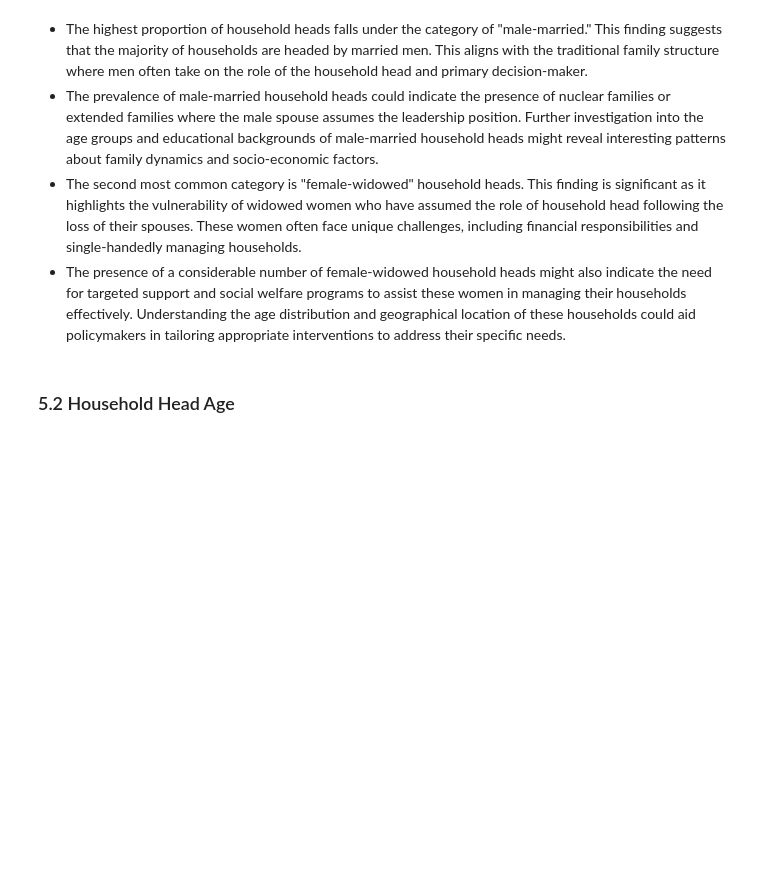
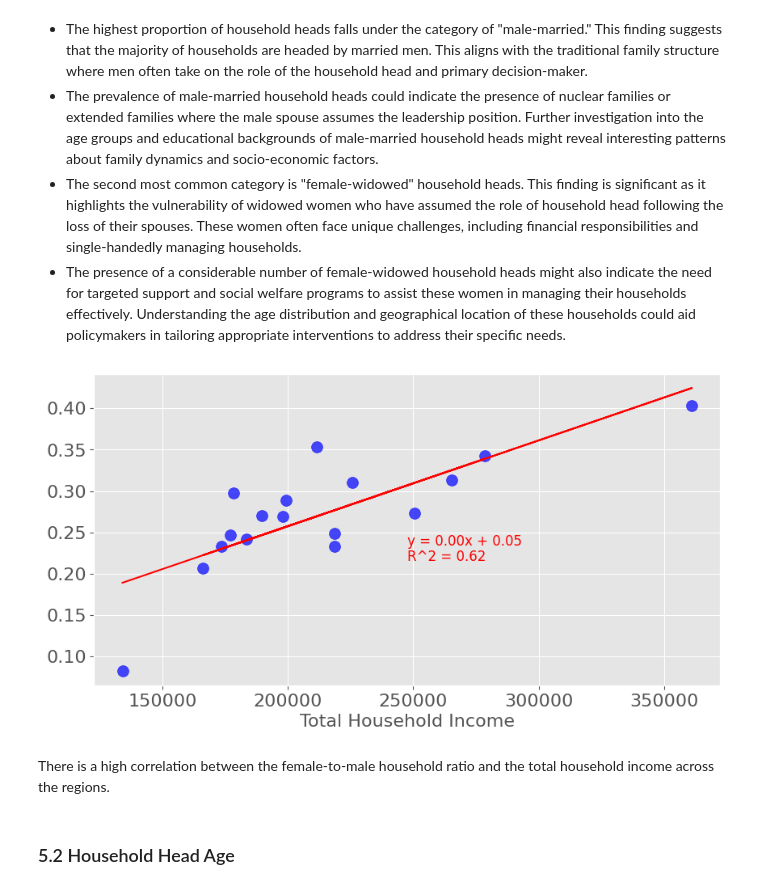
Before and after one commit to kiaraesguerra/filipino-income-expenditure, a Jupyter notebook: Filipino Family Income and Expenditures.ipynb, the cells around one changed output. Cells and saved outputs as stored; diff of their text form; code cells hidden in the pictures; blank space fills up the shorter version.

Commit message:
Remove unused code, add description for figures

```diff
--- a/Filipino Family Income and Expenditures.ipynb
+++ b/Filipino Family Income and Expenditures.ipynb
@@ -389,6 +385,15 @@ plt.show()
 * The prevalence of male-married household heads could indicate the presence of nuclear families or extended families where the male spouse assumes the leadership position. Further investigation into the age groups and educational backgrounds of male-married household heads might reveal interesting patterns about family dynamics and socio-economic factors.
 * The second most common category is "female-widowed" household heads. This finding is significant as it highlights the vulnerability of widowed women who have assumed the role of household head following the loss of their spouses. These women often face unique challenges, including financial responsibilities and single-handedly managing households.
 * The presence of a considerable number of female-widowed household heads might also indicate the need for targeted support and social welfare programs to assist these women in managing their households effectively. Understanding the age distribution and geographical location of these households could aid policymakers in tailoring appropriate interventions to address their specific needs.
+# %%
+from utils.scatter_utils import regional_scatter_plot, basic_scatter_plot
+ratio_df = data.groupby("Region")["Household Head Sex"].value_counts(normalize=True).unstack()
+ratio_df["Female to Male Ratio"] = ratio_df["Female"] / ratio_df["Male"]
+basic_scatter_plot(data.groupby("Region")["Total Household Income"].mean(), ratio_df["Female to Male Ratio"])
+# %% [output]
+[figure, added]
+# %% [markdown]
+There is a high correlation between the female-to-male household ratio and the total household income across the regions.
 # %% [markdown]
 ### 5.2 Household Head Age
 # %%
```
Also changed, not shown: parts of 4 cells of this notebook.
